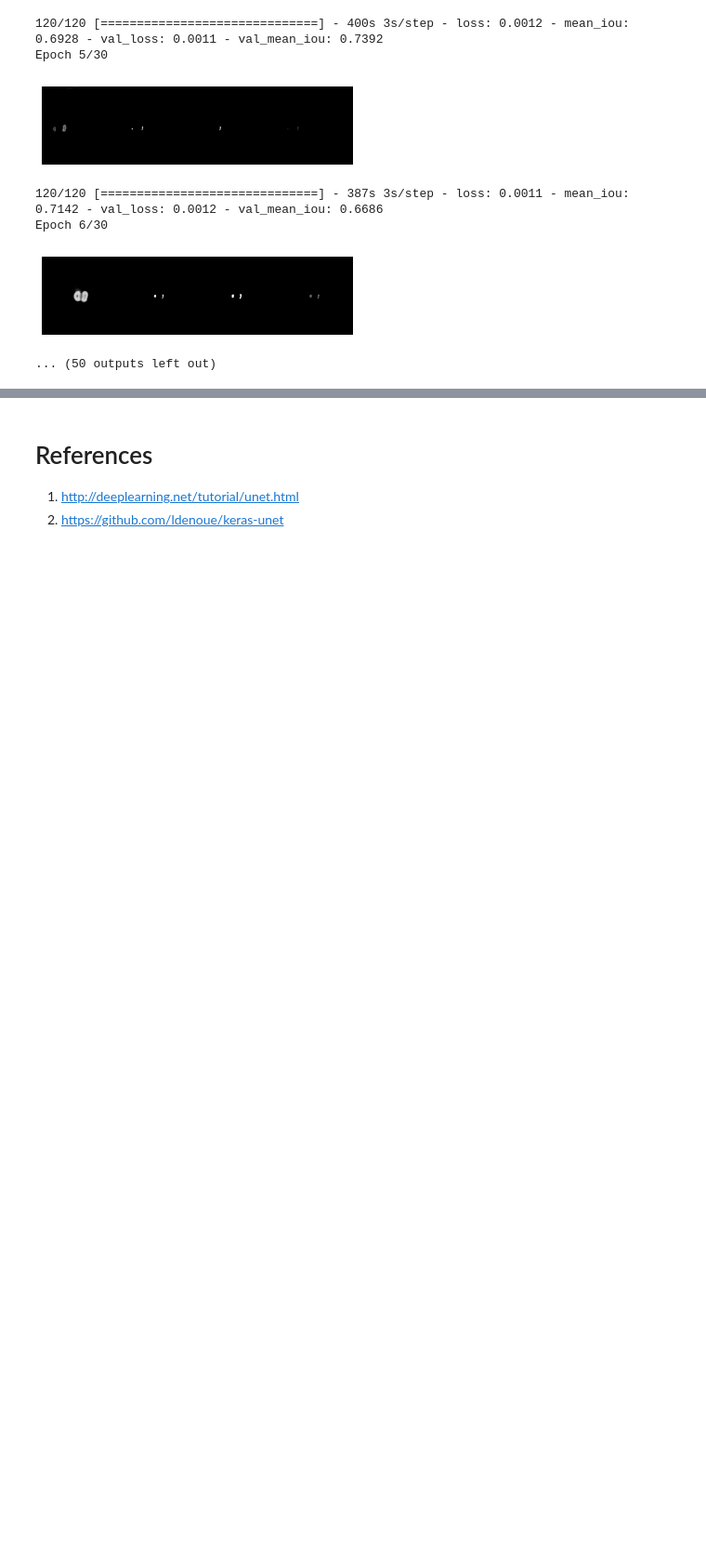
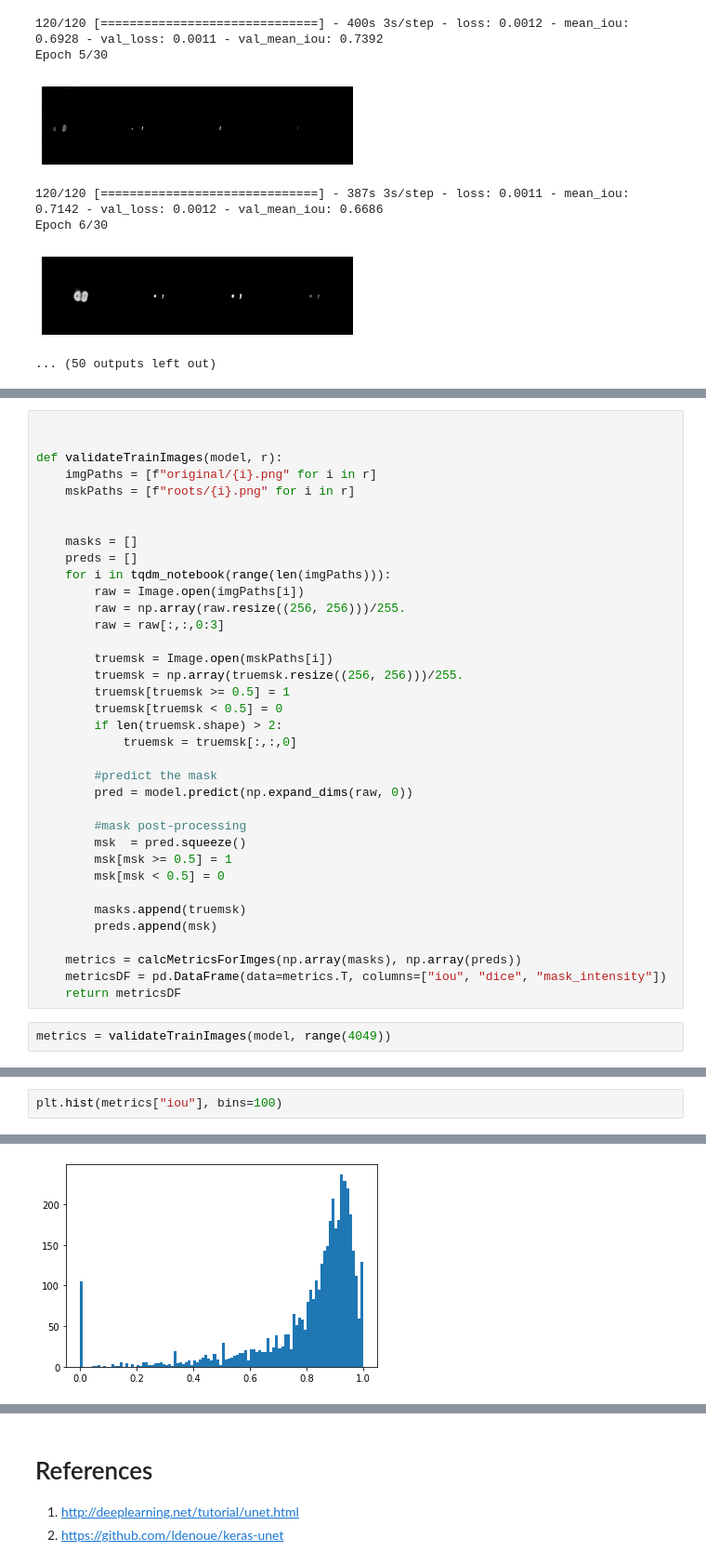
Before and after one commit to felrugo/nagy-fogas-cucc, a Jupyter notebook: Unet-roots.ipynb, the cells around one changed output, grey strips where cells are left out. Shown at 93% size. Cells and saved outputs as stored; diff of their text form; blank space fills up the shorter version.

```diff
--- a/Unet-roots.ipynb
+++ b/Unet-roots.ipynb
@@ -335,0 +375,38 @@ plt.show()
+# %%
+
+
+def validateTrainImages(model, r):
+    imgPaths = [f"original/{i}.png" for i in r]
+    mskPaths = [f"roots/{i}.png" for i in r]
+
+
+    masks = []
+    preds = []
+    for i in tqdm_notebook(range(len(imgPaths))):
+        raw = Image.open(imgPaths[i])
+        raw = np.array(raw.resize((256, 256)))/255.
+        raw = raw[:,:,0:3]
+
+        truemsk = Image.open(mskPaths[i])
+        truemsk = np.array(truemsk.resize((256, 256)))/255.
+        truemsk[truemsk >= 0.5] = 1
+        truemsk[truemsk < 0.5] = 0
+        if len(truemsk.shape) > 2:
+            truemsk = truemsk[:,:,0]
+
+        #predict the mask
+        pred = model.predict(np.expand_dims(raw, 0))
+
+        #mask post-processing
+        msk  = pred.squeeze()
+        msk[msk >= 0.5] = 1
+        msk[msk < 0.5] = 0
+
+        masks.append(truemsk)
+        preds.append(msk)
+
+    metrics = calcMetricsForImges(np.array(masks), np.array(preds))
+    metricsDF = pd.DataFrame(data=metrics.T, columns=["iou", "dice", "mask_intensity"])
+    return metricsDF
+# %%
+metrics = validateTrainImages(model, range(4049))
@@ -335,0 +415,3 @@ plt.show()
+# %%
+plt.hist(metrics["iou"], bins=100)
+# %% [output]
@@ -335,0 +435 @@ plt.show()
+[figure, added]
```
Also changed, not shown: parts of 30 cells of this notebook.
